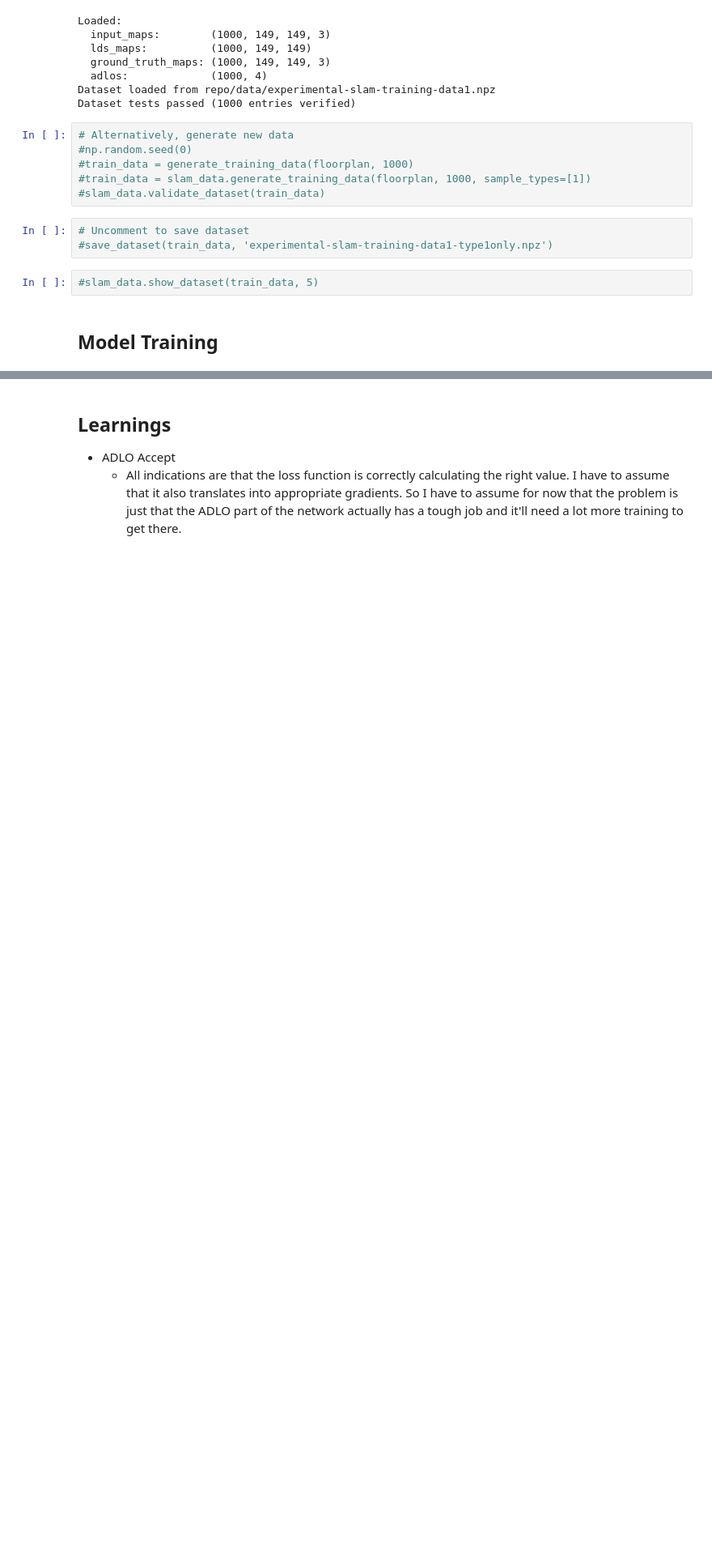
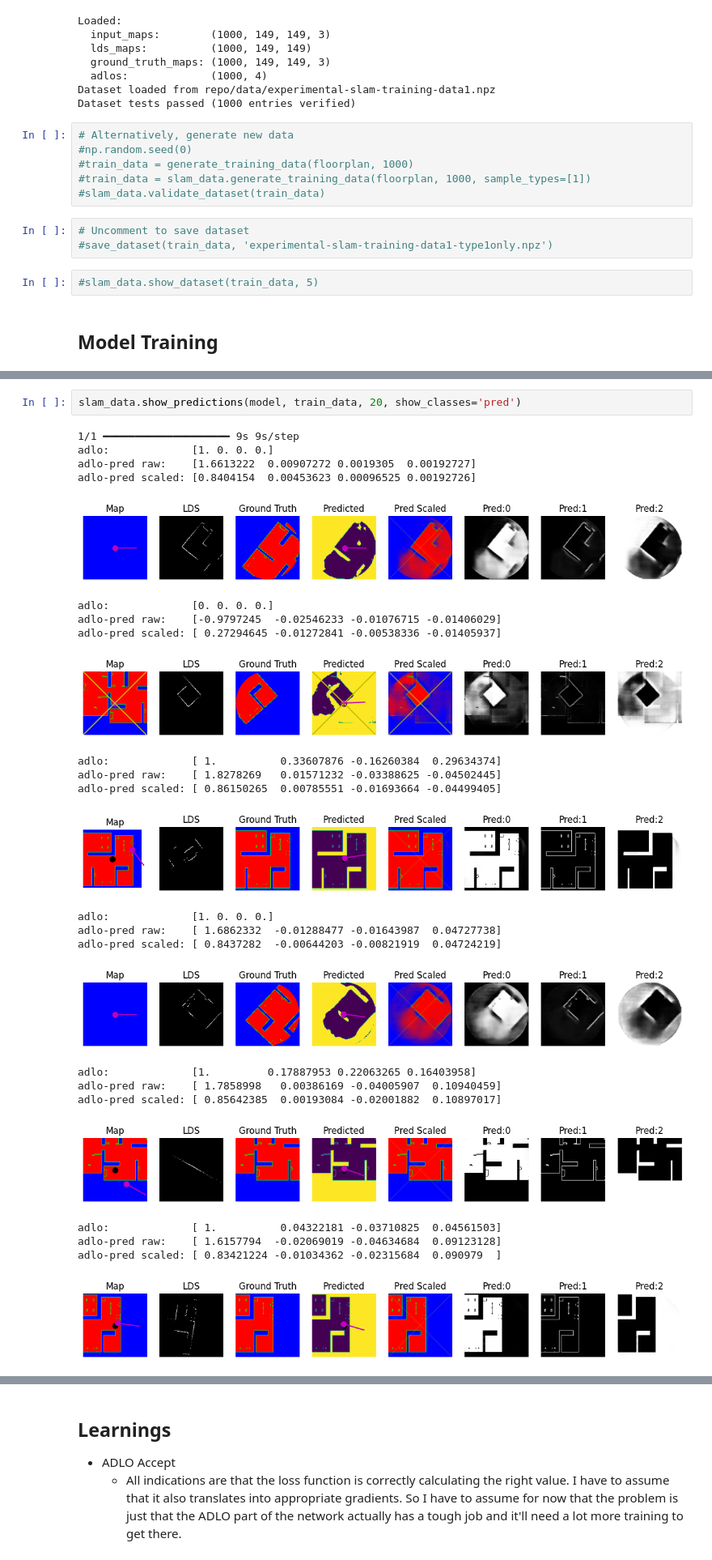
Before and after one commit to malcolmlett/robovac, a Jupyter notebook: Experiment_SLAM_2.ipynb, the cells around one changed output, grey strips where cells are left out. Shown at 81% size. Cells and saved outputs as stored; diff of their text form; blank space fills up the shorter version.

Commit message:
Trained for 100 epochs and it's showing clear signs of getting towards the right outcome

```diff
--- a/Experiment_SLAM_2.ipynb
+++ b/Experiment_SLAM_2.ipynb
@@ -239,0 +215,28 @@ adlo-pred scaled: [ 0.79752123 -0.00355195 -0.27832723 -0.05378024]
+# %%
+slam_data.show_predictions(model, train_data, 20, show_classes='pred')
+# %% [output]
+1/1 ━━━━━━━━━━━━━━━━━━━━ 9s 9s/step
+adlo:             [1. 0. 0. 0.]
+adlo-pred raw:    [1.6613222  0.00907272 0.0019305  0.00192727]
+adlo-pred scaled: [0.8404154  0.00453623 0.00096525 0.00192726]
+[figure, added]
+adlo:             [0. 0. 0. 0.]
+adlo-pred raw:    [-0.9797245  -0.02546233 -0.01076715 -0.01406029]
+adlo-pred scaled: [ 0.27294645 -0.01272841 -0.00538336 -0.01405937]
+[figure, added]
+adlo:             [ 1.          0.33607876 -0.16260384  0.29634374]
+adlo-pred raw:    [ 1.8278269   0.01571232 -0.03388625 -0.04502445]
+adlo-pred scaled: [ 0.86150265  0.00785551 -0.01693664 -0.04499405]
+[figure, added]
+adlo:             [1. 0. 0. 0.]
+adlo-pred raw:    [ 1.6862332  -0.01288477 -0.01643987  0.04727738]
+adlo-pred scaled: [ 0.8437282  -0.00644203 -0.00821919  0.04724219]
+[figure, added]
+adlo:             [1.         0.17887953 0.22063265 0.16403958]
+adlo-pred raw:    [ 1.7858998   0.00386169 -0.04005907  0.10940459]
+adlo-pred scaled: [ 0.85642385  0.00193084 -0.02001882  0.10897017]
+[figure, added]
+adlo:             [ 1.          0.04322181 -0.03710825  0.04561503]
+adlo-pred raw:    [ 1.6157794  -0.02069019 -0.04634684  0.09123128]
+adlo-pred scaled: [ 0.83421224 -0.01034362 -0.02315684  0.090979  ]
+[figure, added]
```
Also changed, not shown: parts of 3 cells of this notebook.
